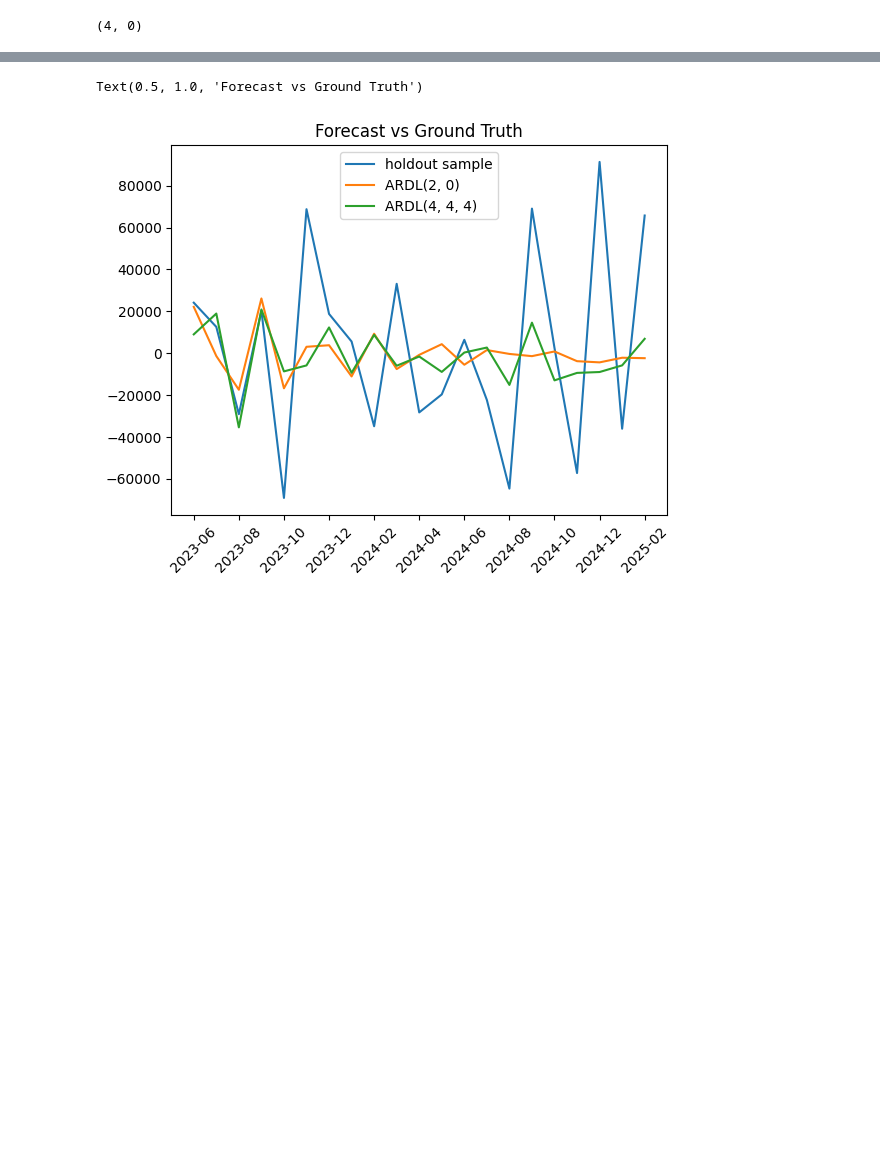
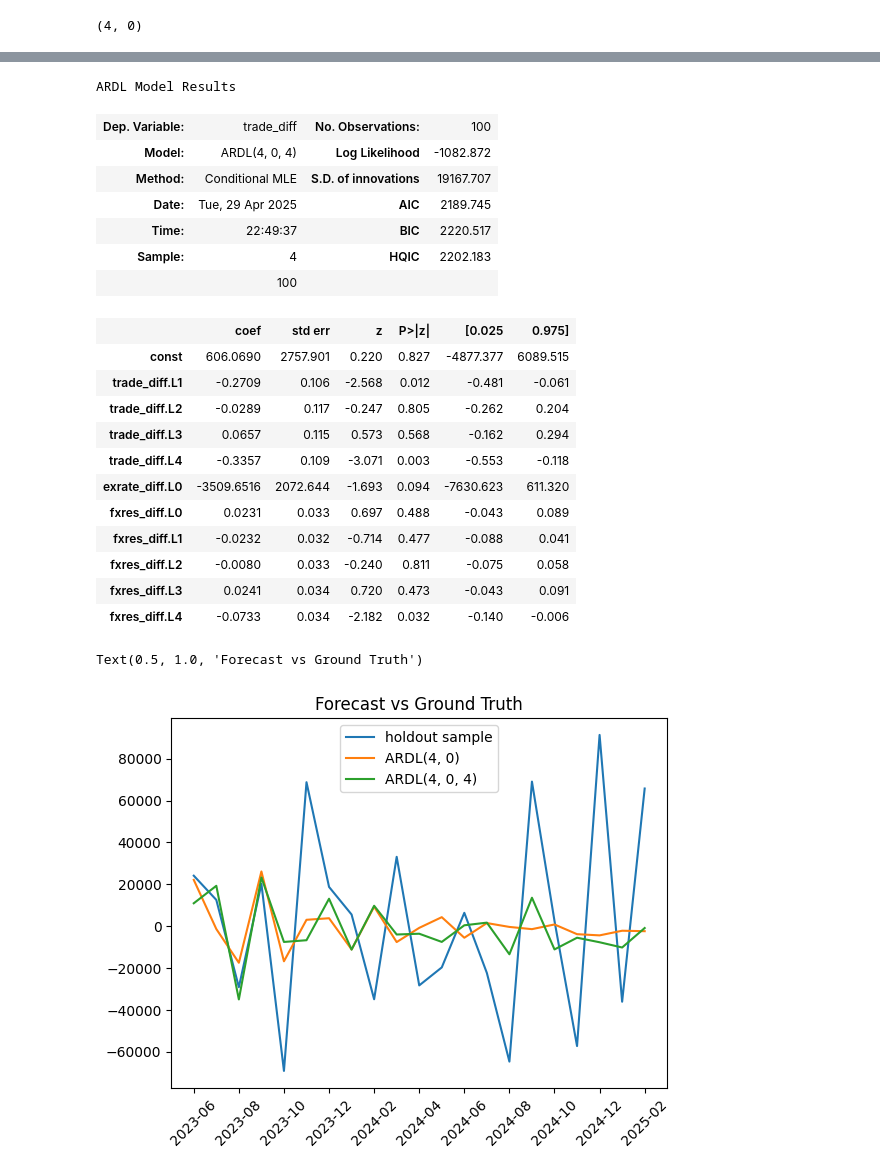
Before and after one commit to BlueSky2407/ae-assignment-3, a Jupyter notebook: src/deseasoned_ardl.ipynb, the cells around one changed output, grey strips where cells are left out. Cells and saved outputs as stored; diff of their text form; code cells hidden in the pictures; blank space fills up the shorter version.

Commit message:
re-run nb with ardl(4,0,4)

```diff
--- a/src/deseasoned_ardl.ipynb
+++ b/src/deseasoned_ardl.ipynb
@@ -74,8 +72,29 @@ ARDL Model Results
 | fxres_diff.L3 | 0.0273 | 0.035 | 0.784 | 0.435 | -0.042 | 0.097 |
 | fxres_diff.L4 | -0.0695 | 0.035 | -2.007 | 0.048 | -0.138 | -0.001 |
 # %%
-model_4_0_4 = ARDL(train_data['trade_diff'], 4, train_data[['exrate_diff', 'fxres_diff']], (0, 4)).fit()
+model_4_0_4 = ARDL(train_data['trade_diff'], 4, train_data[['exrate_diff', 'fxres_diff']], {'exrate_diff':0, 'fxres_diff':4}).fit()
 model_4_0_4.summary()
+# %% [output]
+ARDL Model Results
+| Dep. Variable: | trade_diff | No. Observations: | 100 |
+| Model: | ARDL(4, 0, 4) | Log Likelihood | -1082.872 |
+| Method: | Conditional MLE | S.D. of innovations | 19167.707 |
+| Date: | Tue, 29 Apr 2025 | AIC | 2189.745 |
+| Time: | 22:49:37 | BIC | 2220.517 |
+| Sample: | 4 | HQIC | 2202.183 |
+|  | 100 |  |  |
+|  | coef | std err | z | P>|z| | [0.025 | 0.975] |
+| const | 606.0690 | 2757.901 | 0.220 | 0.827 | -4877.377 | 6089.515 |
+| trade_diff.L1 | -0.2709 | 0.106 | -2.568 | 0.012 | -0.481 | -0.061 |
+| trade_diff.L2 | -0.0289 | 0.117 | -0.247 | 0.805 | -0.262 | 0.204 |
+| trade_diff.L3 | 0.0657 | 0.115 | 0.573 | 0.568 | -0.162 | 0.294 |
+| trade_diff.L4 | -0.3357 | 0.109 | -3.071 | 0.003 | -0.553 | -0.118 |
+| exrate_diff.L0 | -3509.6516 | 2072.644 | -1.693 | 0.094 | -7630.623 | 611.320 |
+| fxres_diff.L0 | 0.0231 | 0.033 | 0.697 | 0.488 | -0.043 | 0.089 |
+| fxres_diff.L1 | -0.0232 | 0.032 | -0.714 | 0.477 | -0.088 | 0.041 |
+| fxres_diff.L2 | -0.0080 | 0.033 | -0.240 | 0.811 | -0.075 | 0.058 |
+| fxres_diff.L3 | 0.0241 | 0.034 | 0.720 | 0.473 | -0.043 | 0.091 |
+| fxres_diff.L4 | -0.0733 | 0.034 | -2.182 | 0.032 | -0.140 | -0.006 |
 # %%
 opt_model_forecast = opt_model.forecast(21, val_data[['exrate_diff', 'fxres_diff']])
 model_forecast = model.forecast(21, val_data[['exrate_diff', 'fxres_diff']])
@@ -93,4 +112,4 @@ plt.xticks(
 plt.title('Forecast vs Ground Truth')
 # %% [output]
 Text(0.5, 1.0, 'Forecast vs Ground Truth')
-[figure, old version]
+[figure, new version]
```
Also changed, not shown: parts of 3 cells of this notebook.
